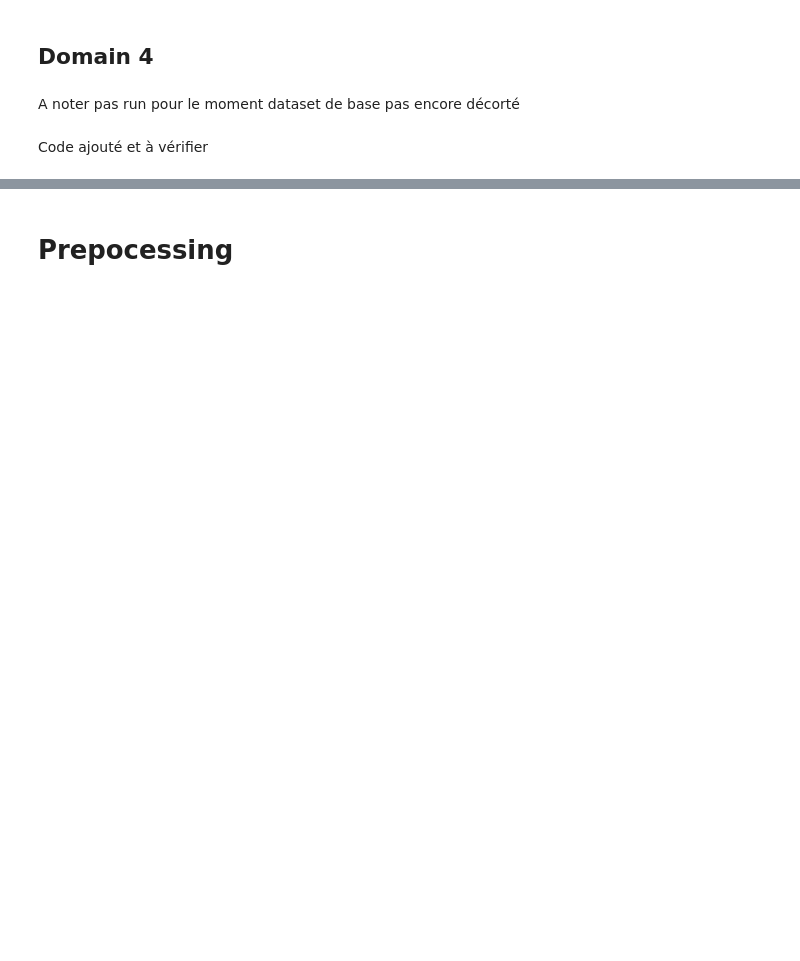
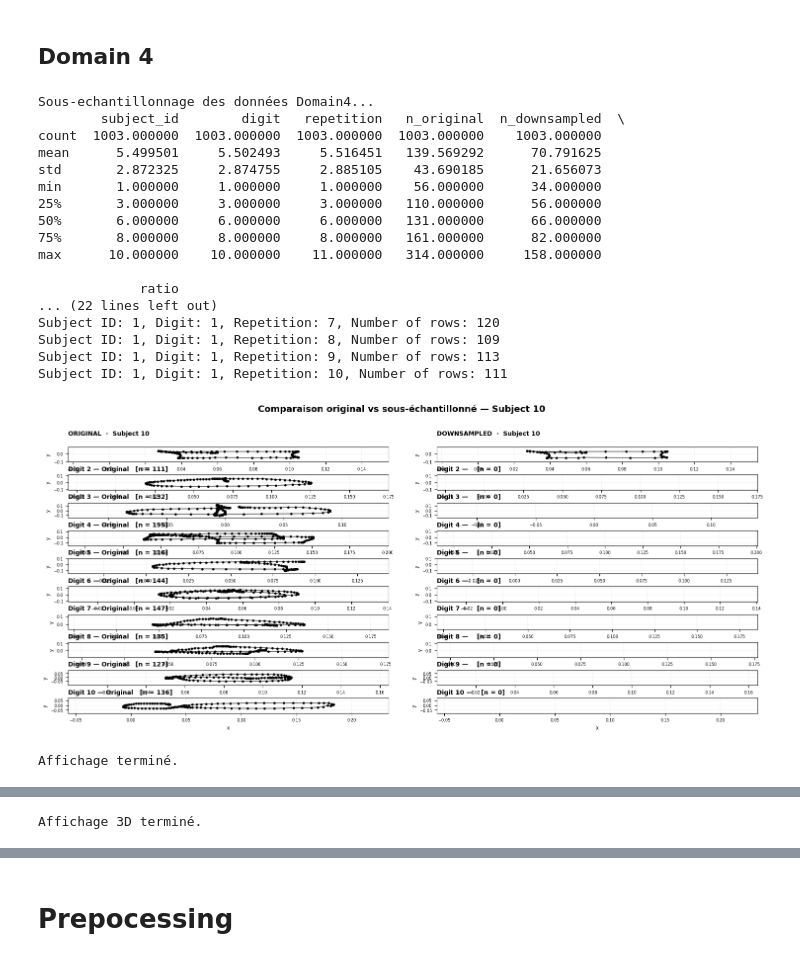
Before and after one commit to nmohymont/Gesture-Recognition-Project, a Jupyter notebook: Jpynb_Gesture_Recognition_project.ipynb, the cells around one changed output, grey strips where cells are left out. Saved outputs shown, nothing was run; the diff lists cells and outputs as text; code cells hidden in the pictures; blank space fills up the shorter version.

```diff
--- a/Jpynb_Gesture_Recognition_project.ipynb
+++ b/Jpynb_Gesture_Recognition_project.ipynb
@@ -105,5 +166,24 @@ Dimension du dataset : (85095, 7)
 # %% [markdown]
 # Sous-échantillonnage et visualisation
+# %%
+def generer_statistiques_downsampling(df_original, df_downsampled):
+    # 1. Compter le nombre de points pour chaque geste original
+    # .size() compte les lignes, reset_index transforme le résultat en DataFrame propre
+    counts_orig = df_original.groupby(['subject_id', 'digit', 'repetition']).size().reset_index(name='n_original')
+
+    # 2. Compter le nombre de points pour chaque geste sous-échantillonné
+    counts_down = df_downsampled.groupby(['subject_id', 'digit', 'repetition']).size().reset_index(name='n_downsampled')
+
+    # 3. Fusionner (Merge) les deux tableaux sur la base de leurs identifiants
+    df_summary = pd.merge(counts_orig, counts_down, on=['subject_id', 'digit', 'repetition'])
+
+    # 4. Calculer le ratio (n_downsampled / n_original)
+    df_summary['ratio'] = df_summary['n_downsampled'] / df_summary['n_original']
+
+    # 5. Générer le fameux tableau de statistiques avec .describe()
+    tableau_stats = df_summary.describe()
+
+    return tableau_stats
 # %% [markdown]
 ## Domain 1
 # %%
@@ -184,18 +264,8 @@ Affichage 3D terminé.
 # %% [markdown]
 ## Domain 4
-# %% [markdown]
-A noter pas run pour le moment dataset de base pas encore décorté
-# %% [markdown]
-Code ajouté et à vérifier
 # %%
 df_domain4 = dataset_domain4.copy() # pour éviter de modifier le dataset original
 
-def count_gestures(df):
-    """
-    Compte le nombre de gestes uniques.
-    Un geste = une combinaison subject_id + digit + repetition.
-    """
-    return df.groupby(['subject_id', 'digit', 'repetition']).ngroups
 
 print("Sous-echantillonnage des données Domain4...")
 
@@ -204,6 +274,8 @@ df_domain4_downsampled = (
     .apply(downsample_data)
     .reset_index(drop=True)
 )
+
+print(generer_statistiques_downsampling(df_domain4, df_domain4_downsampled))
 
 original_count = len(df_domain4)
 downsampled_count = len(df_domain4_downsampled)
@@ -214,30 +286,50 @@ print(f"Points originaux     : {original_count:,}")
 print(f"Points sous-échant.  : {downsampled_count:,}")
 print(f"Réduction effective  : {reduction:.1f}%")
 
 old_gestures = count_gestures(df_domain4)
 new_gestures = count_gestures(df_domain4_downsampled)
 
 print("=== BILAN DU PRÉ-TRAITEMENT DOMAIN 4 ===")
 print(f"Points (coordonnées) : {original_count:,} -> {downsampled_count:,} ({reduction:.1f}% de réduction)")
 print(f"Gestes (séquences)   : {old_gestures} -> {new_gestures} (Conservation: {(new_gestures / old_gestures) * 100:.1f}%)")
 
 if old_gestures == new_gestures:
     print("Succès : Tous les gestes ont été conservés.")
 else:
     print(f"Attention : {old_gestures - new_gestures} geste(s) perdu(s).")
 
 # Vérification sur un digit existant
 first_digit_domain4 = sorted(df_domain4['digit'].unique())[0]
 
 subset = df_domain4[
     (df_domain4['subject_id'] == 1) &
     (df_domain4['digit'] == first_digit_domain4)
 ]
 
 for (subject_id, digit, rep), group in subset.groupby(['subject_id', 'digit', 'repetition']):
    print(f"Subject ID: {subject_id}, Digit: {digit}, Repetition: {rep}, Number of rows: {len(group)}")
 
 # Visualisations
 plot_xy_grid(df=df_domain4, df_downsampled=df_domain4_downsampled, subject=10)
 
 plot_3d(df=df_domain4, df_downsampled=df_domain4_downsampled, subject=10, digit=first_digit_domain4)
+# %% [output]
+Sous-echantillonnage des données Domain4...
+        subject_id        digit   repetition   n_original  n_downsampled  \
+count  1003.000000  1003.000000  1003.000000  1003.000000    1003.000000
+mean      5.499501     5.502493     5.516451   139.569292      70.791625
+std       2.872325     2.874755     2.885105    43.690185      21.656073
+min       1.000000     1.000000     1.000000    56.000000      34.000000
+25%       3.000000     3.000000     3.000000   110.000000      56.000000
+50%       6.000000     6.000000     6.000000   131.000000      66.000000
+75%       8.000000     8.000000     8.000000   161.000000      82.000000
+max      10.000000    10.000000    11.000000   314.000000     158.000000
+
+             ratio
+... (22 lines left out)
+Subject ID: 1, Digit: 1, Repetition: 7, Number of rows: 120
+Subject ID: 1, Digit: 1, Repetition: 8, Number of rows: 109
+Subject ID: 1, Digit: 1, Repetition: 9, Number of rows: 113
+Subject ID: 1, Digit: 1, Repetition: 10, Number of rows: 111
+[figure, added]
+Affichage terminé.
@@ -243,0 +337 @@ plot_3d(df=df_domain4, df_downsampled=df_domain4_downsampled, subject=10, digit=
+Affichage 3D terminé.
```
Also changed, not shown: parts of 36 cells of this notebook, 1 other file.
